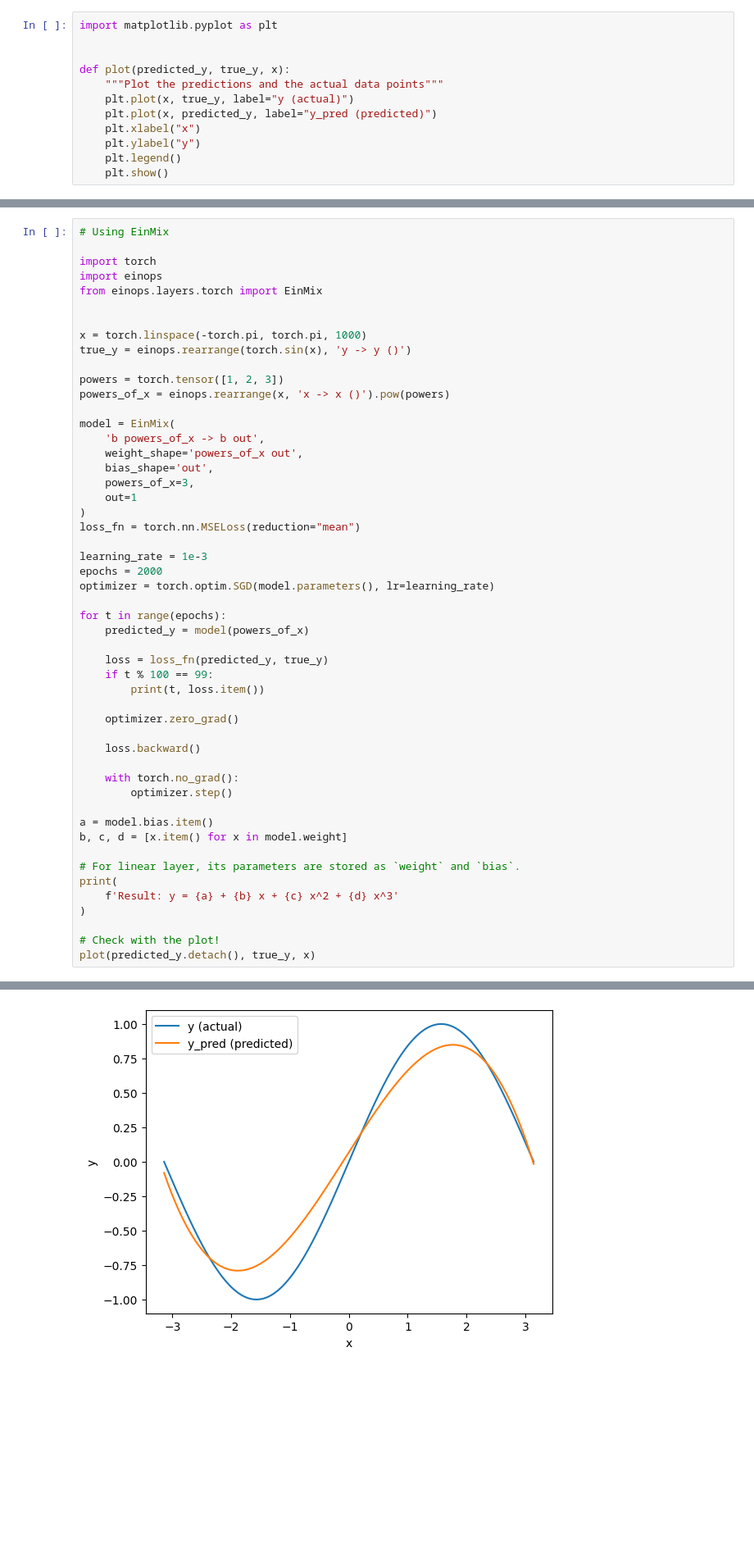
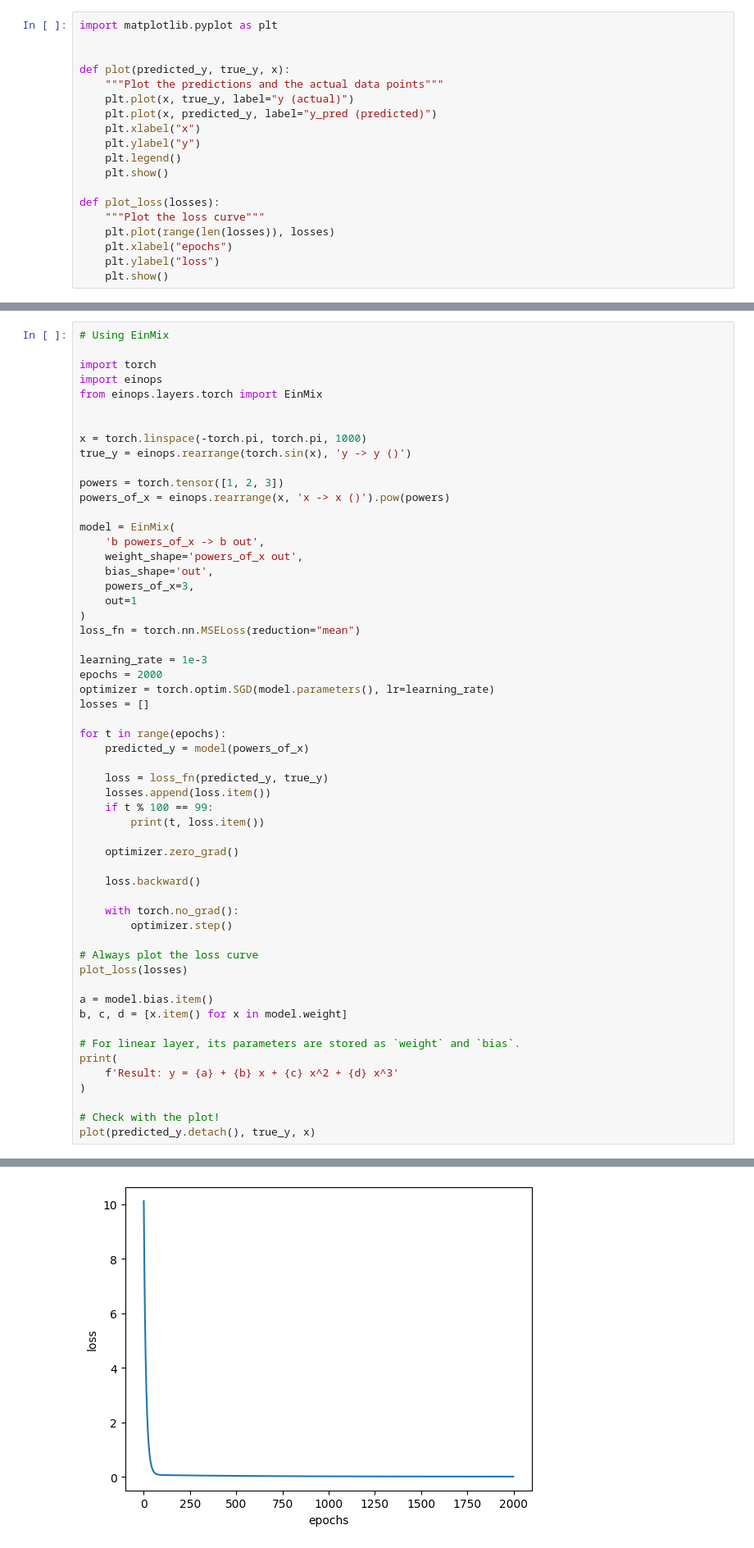
Before and after one commit to gelisam/colab, a Jupyter notebook: workshops/pytorch_tuto/pytorch_tuto.ipynb, the cells around one changed output, grey strips where cells are left out. Shown at 82% size. Cells and saved outputs as stored; diff of their text form; blank space fills up the shorter version.

```diff
--- a/workshops/pytorch_tuto/pytorch_tuto.ipynb
+++ b/workshops/pytorch_tuto/pytorch_tuto.ipynb
@@ -42,6 +42,13 @@ def plot(predicted_y, true_y, x):
     plt.ylabel("y")
     plt.legend()
     plt.show()
+
+def plot_loss(losses):
+    """Plot the loss curve"""
+    plt.plot(range(len(losses)), losses)
+    plt.xlabel("epochs")
+    plt.ylabel("loss")
+    plt.show()
 # %%
 import numpy as np
 
@@ -575,11 +582,13 @@ loss_fn = torch.nn.MSELoss(reduction="mean")
 learning_rate = 1e-3
 epochs = 2000
 optimizer = torch.optim.SGD(model.parameters(), lr=learning_rate)
+losses = []
 
 for t in range(epochs):
     predicted_y = model(powers_of_x)
 
     loss = loss_fn(predicted_y, true_y)
+    losses.append(loss.item())
     if t % 100 == 99:
         print(t, loss.item())
 
@@ -589,6 +598,9 @@ for t in range(epochs):
 
     with torch.no_grad():
         optimizer.step()
+
+# Always plot the loss curve
+plot_loss(losses)
 
 a = model.bias.item()
 b, c, d = [x.item() for x in model.weight]
@@ -621 +636 @@ Result: y = 0.06887650489807129 + 0.6718798875808716 x + -0.011869961395859718 x
-[figure, old version]
+[figure, new version]
```
Also changed, not shown: parts of 1 cell of this notebook.
